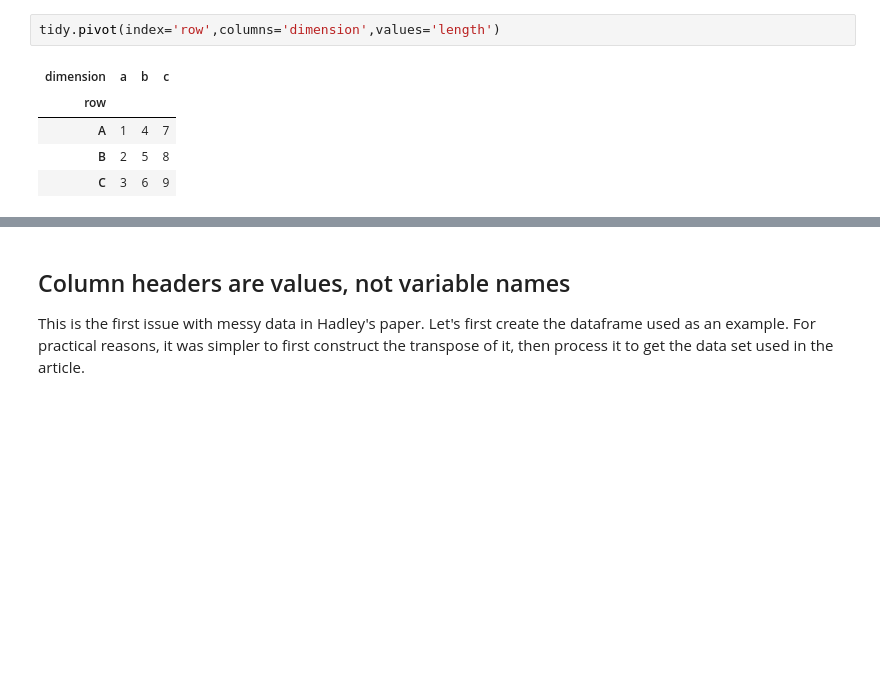
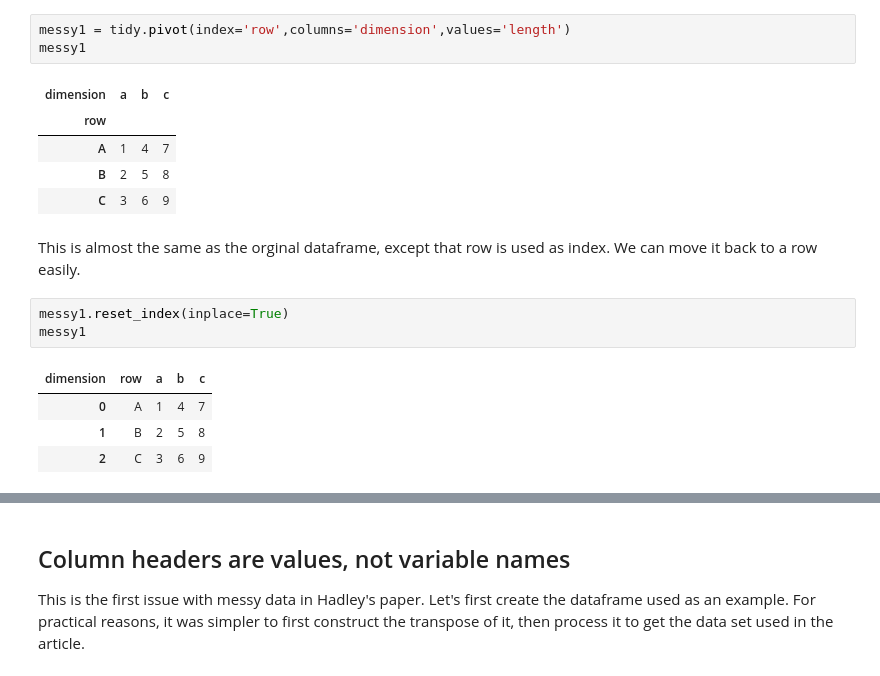
Before and after one commit to my-cold-rake/Tidy-Data, a Jupyter notebook: Tidy-Data.ipynb, the cells around one changed output, grey strips where cells are left out. Saved outputs shown, nothing was run; the diff lists cells and outputs as text; blank space fills up the shorter version.

Commit message:
Improved the pivot section.

```diff
--- a/Tidy-Data.ipynb
+++ b/Tidy-Data.ipynb
@@ -113,8 +115,19 @@ tidy
 # %%
-tidy.pivot(index='row',columns='dimension',values='length')
+messy1 = tidy.pivot(index='row',columns='dimension',values='length')
+messy1
 # %% [output]
 | dimension | a | b | c |
 | row |  |  |  |
 | A | 1 | 4 | 7 |
 | B | 2 | 5 | 8 |
 | C | 3 | 6 | 9 |
+# %% [markdown]
+This is almost the same as the orginal dataframe, except that row is used as index.  We can move it back to a row easily.
+# %%
+messy1.reset_index(inplace=True)
+messy1
+# %% [output]
+| dimension | row | a | b | c |
+| 0 | A | 1 | 4 | 7 |
+| 1 | B | 2 | 5 | 8 |
+| 2 | C | 3 | 6 | 9 |
```
Also changed, not shown: parts of 4 cells of this notebook.
